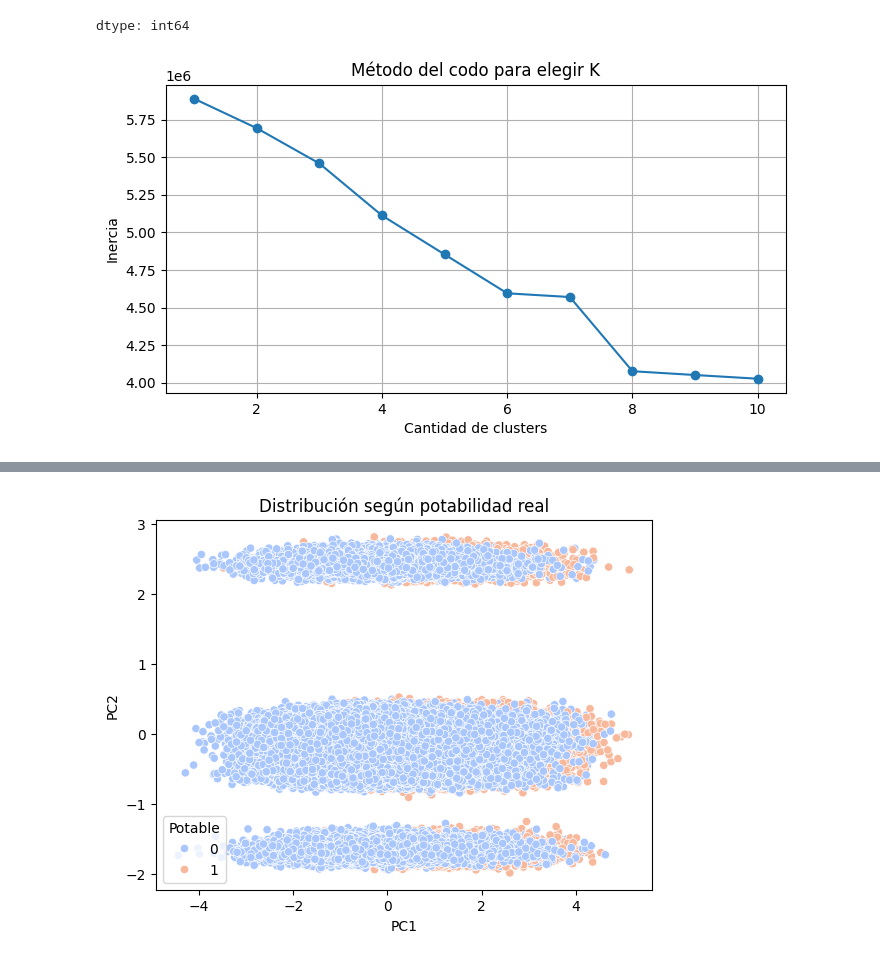
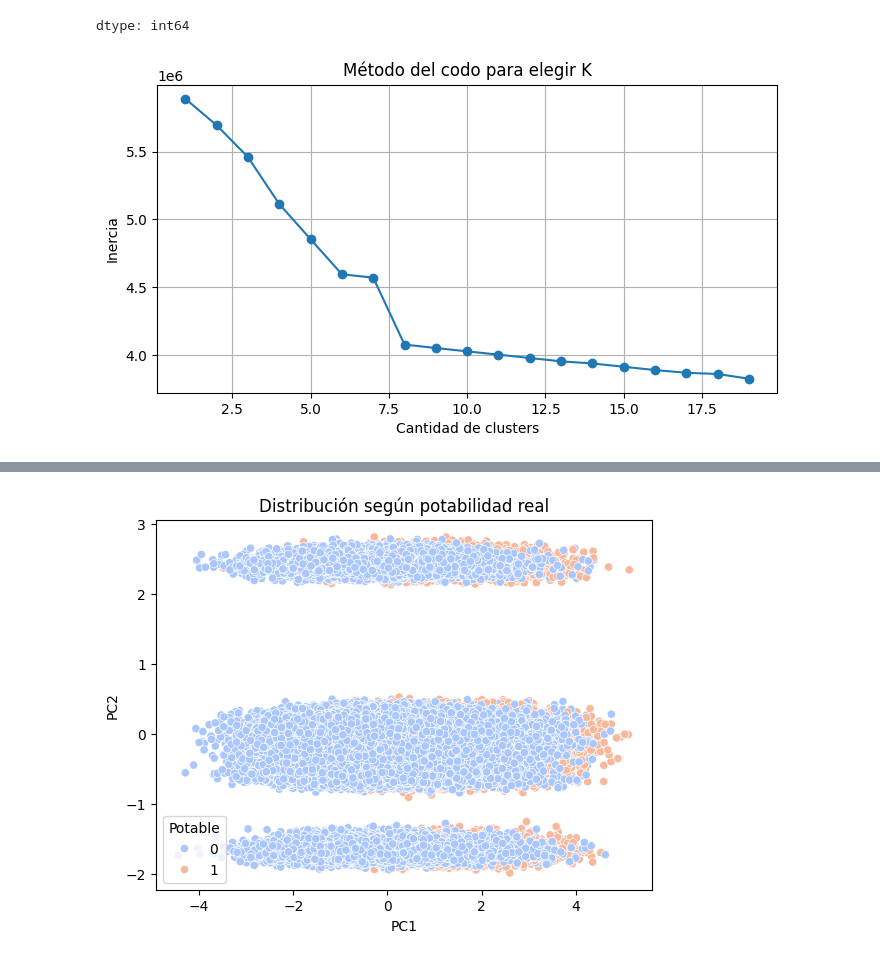
Before and after one commit to micaelakorol21/water_quality_unsupervised_learning, a Jupyter notebook: water_quality_unsupervised_learning.ipynb, the cells around one changed output, grey strips where cells are left out. Drawn from its saved outputs; the diff is of its cells as text; code cells hidden in the pictures.

```diff
--- a/water_quality_unsupervised_learning.ipynb
+++ b/water_quality_unsupervised_learning.ipynb
@@ -1292,24 +1292,24 @@ X_pca = pca.fit_transform(X_scaled)
 # %%
 # Elegir cantidad óptima de clusters (método del codo)
 
 from sklearn.cluster import KMeans
 import matplotlib.pyplot as plt
 
 inertia = []
-k_range = range(1, 11)
+k_range = range(1, 20)
 
 for k in k_range:
     km = KMeans(n_clusters=k, random_state=42, n_init='auto')
     km.fit(X_scaled)
     inertia.append(km.inertia_)
 
 plt.figure(figsize=(8, 4))
 plt.plot(k_range, inertia, marker='o')
 plt.title('Método del codo para elegir K')
 plt.xlabel('Cantidad de clusters')
 plt.ylabel('Inercia')
 plt.grid(True)
 plt.show()
 # %% [output]
-[figure, old version]
+[figure, new version]
 # %%
```
Also changed, not shown: parts of 3 cells of this notebook.
